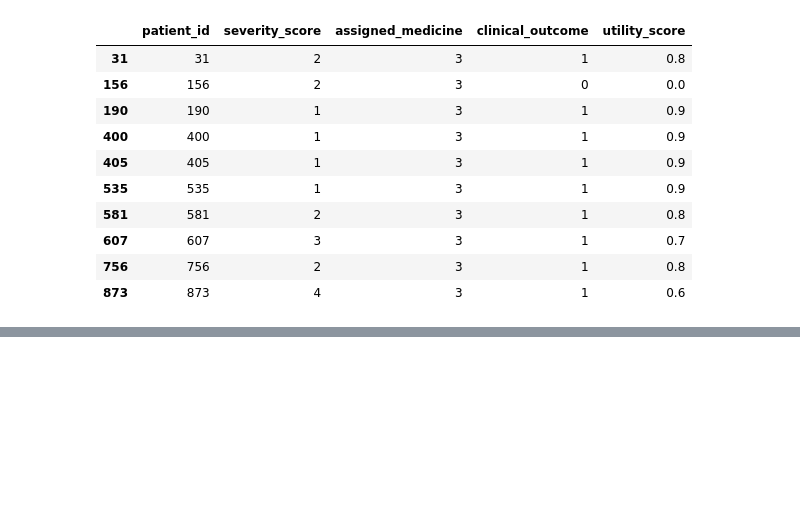
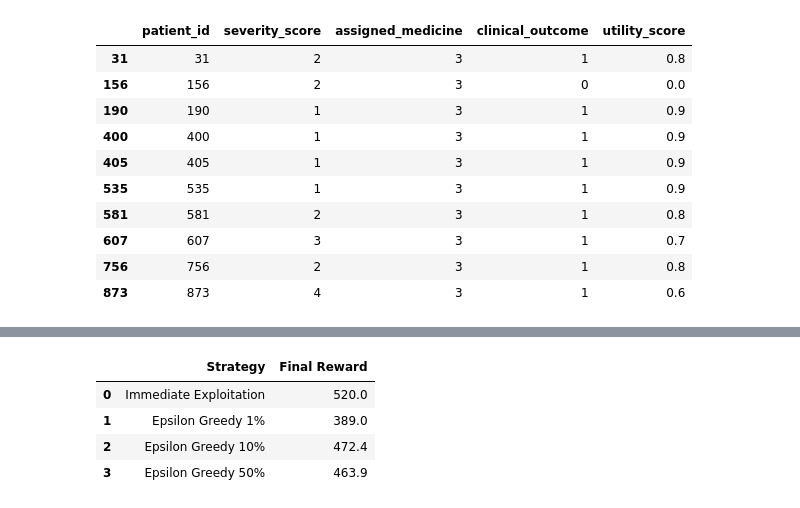
Before and after one commit to Rahul-Chauhan-2212/bits-drl-assignment-1, a Jupyter notebook: mab.ipynb, the cells around one changed output, grey strips where cells are left out. Cells and saved outputs as stored; diff of their text form; code cells hidden in the pictures; blank space fills up the shorter version.

```diff
--- a/mab.ipynb
+++ b/mab.ipynb
@@ -259,0 +379,12 @@ Random 10 Patients Records
+# %%
+results = pd.DataFrame(
+    {"Strategy": ["Immediate Exploitation", "Epsilon Greedy 1%", "Epsilon Greedy 10%", "Epsilon Greedy 50%"],
+     "Final Reward": [immediate_rewards[-1], eps_01[-1], eps_10[-1], eps_50[-1]]
+     })
+results
+# %% [output]
+|  | Strategy | Final Reward |
+| 0 | Immediate Exploitation | 520.0 |
+| 1 | Epsilon Greedy 1% | 389.0 |
+| 2 | Epsilon Greedy 10% | 472.4 |
+| 3 | Epsilon Greedy 50% | 463.9 |
```
Also changed, not shown: parts of 4 cells of this notebook.
